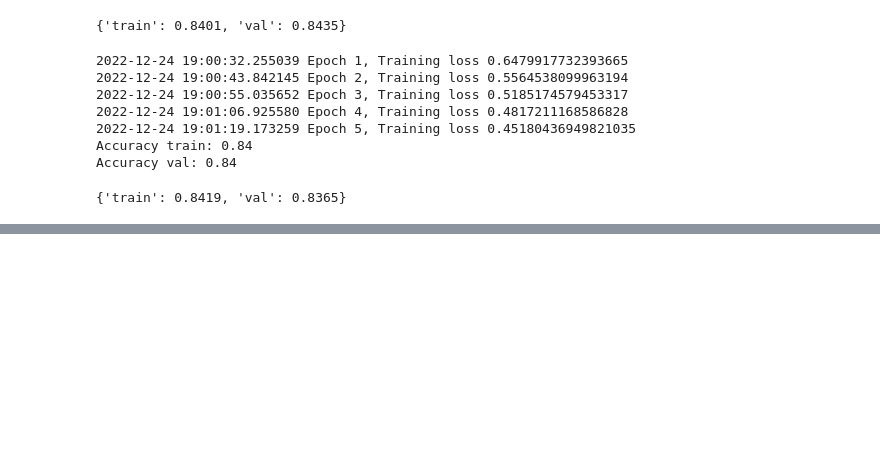
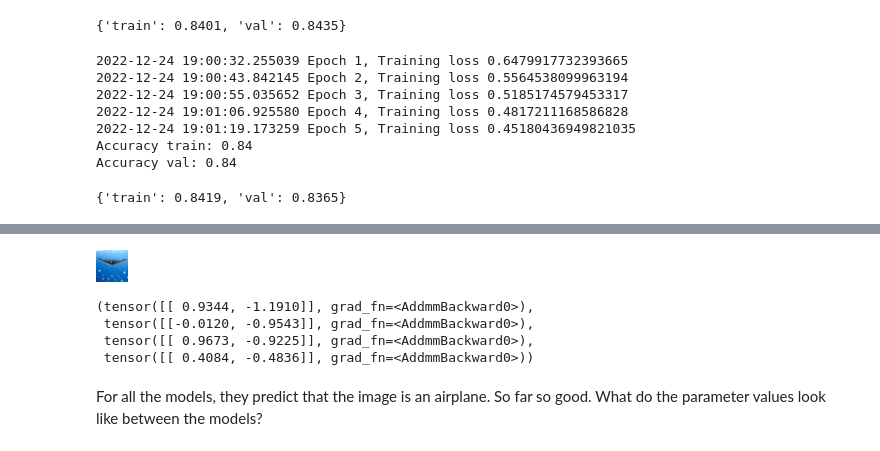
Before and after one commit to hoganman/deeplearningpytorch, a Jupyter notebook: 04-convolutional-nn.ipynb, the cells around one changed output, grey strips where cells are left out. Saved outputs shown, nothing was run; the diff lists cells and outputs as text; code cells hidden in the pictures; blank space fills up the shorter version.

```diff
--- a/04-convolutional-nn.ipynb
+++ b/04-convolutional-nn.ipynb
@@ -487,0 +503,7 @@ If we had a more challenging problem than using binary classification like perso
+# %%
+bomber_path = Path("cifar_data/SpSZG7Z.jpg")
+bomber_pil: Image.Image = Image.open(str(bomber_path))
+bomber_pil = bomber_pil.resize((32, 32), Image.Resampling.BICUBIC)
+bomber_pil
+# %% [output]
+[figure, added]
@@ -487,0 +513,9 @@ If we had a more challenging problem than using binary classification like perso
+# %%
+model(batch_t), model_l1(batch_t), model_l2(batch_t), model_elnet(batch_t)
+# %% [output]
+(tensor([[ 0.9344, -1.1910]], grad_fn=<AddmmBackward0>),
+ tensor([[-0.0120, -0.9543]], grad_fn=<AddmmBackward0>),
+ tensor([[ 0.9673, -0.9225]], grad_fn=<AddmmBackward0>),
+ tensor([[ 0.4084, -0.4836]], grad_fn=<AddmmBackward0>))
+# %% [markdown]
+For all the models, they predict that the image is an airplane. So far so good. What do the parameter values look like between the models?
```
Also changed, not shown: parts of 14 cells of this notebook.
